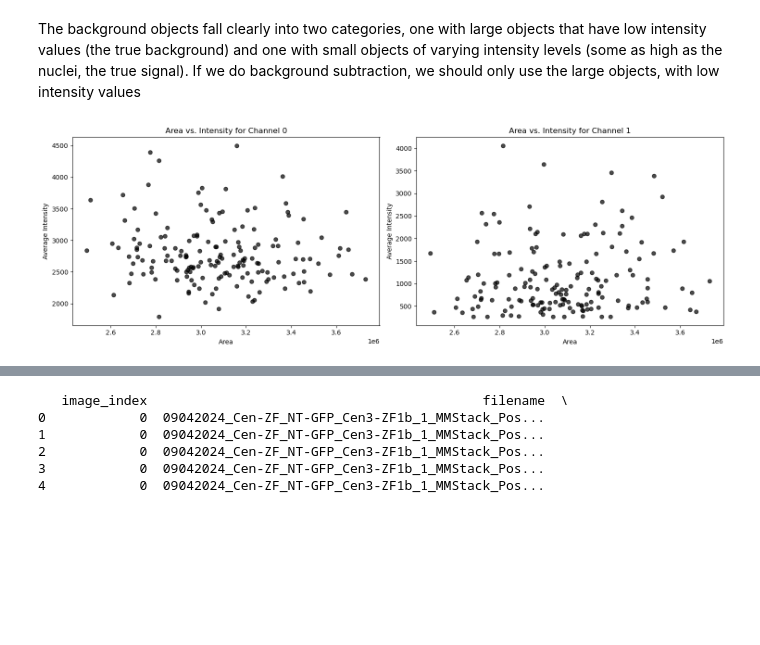
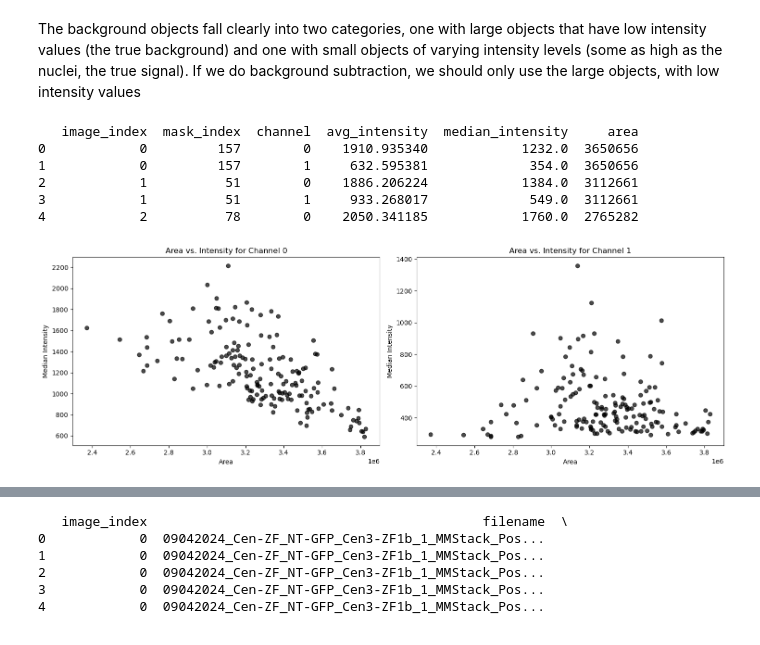
Before and after one commit to timotheelionnet/python_image-analysis, a Jupyter notebook: notebooks/img-explorer.ipynb, the cells around one changed output, grey strips where cells are left out. Saved outputs shown, nothing was run; the diff lists cells and outputs as text; code cells hidden in the pictures; blank space fills up the shorter version.

```diff
--- a/notebooks/img-explorer.ipynb
+++ b/notebooks/img-explorer.ipynb
@@ -254,8 +383,13 @@ for mask_index, regions in enumerate(background_region_deets):
         }
 
         # Add average intensities for each channel
-        for channel_index, intensity in enumerate(details['avg_intensities']):
-            region_dict[f'avg_intensity_channel_{channel_index}'] = intensity
+        for channel_index, avg_intensity in enumerate(details['avg_intensities']):
+            region_dict[f'avg_intensity_channel_{channel_index}'] = avg_intensity
+
+        # Add median intensities for each channel
+        for channel_index, median_intensity in enumerate(details['median_intensities']):
+            region_dict[f'median_intensity_channel_{channel_index}'] = median_intensity
+
 
         data_for_df.append(region_dict)
 
@@ -318,50 +449,64 @@ from background_subtraction import get_largest_background
 
 # Initialize a list to store background values
 bk_values = []
-# Run through the list of images and masks and extract the metrics for the largest background
-for mask_index, (mask, image) in enumerate(zip(all_images['mask_n'], all_images['image'])):
-    result = get_largest_background(mask, image)  # Assuming this returns {'area': value, 'average_intensities': [list_of_values]}
+
+# Use the matched indices to correctly process each image and its corresponding mask
+for img_index, mask_index in matched_indices:
+    image = all_images['image'][img_index]  # Get the correct image by image index
+    mask = all_images['mask_n'][mask_index]  # Get the corresponding mask by mask index
+
+    # Get background data for the current image-mask pair
+    result = get_largest_background(mask, image, img_index)
     area = result['area']
-    # Generate a separate entry for each channel's average intensity
-    for channel, intensity in enumerate(result['average_intensities']):
+
+    # Collect data for each channel from the background analysis
+    for channel, (avg_intensity, median_intensity) in enumerate(zip(result['average_intensities'], result['median_intensities'])):
         bk_values.append({
-            'mask_index': mask_index,  # Keep track of which mask this data belongs to
-            'channel': channel,       # Channel number
-            'avg_intensity': intensity,  # Average intensity for this channel
-            'area': area  # Include area if you want to keep track of it for each channel
+            'image_index': img_index,  # Store image index to track which image this data belongs to
+            'mask_index': mask_index,  # Also store mask index for completeness
+            'channel': channel,
+            'avg_intensity': avg_intensity,
+            'median_intensity': median_intensity,
+            'area': area
         })
 
-
 # Convert the list of formatted dictionaries to a DataFrame
-import pandas as pd
 bk_df = pd.DataFrame(bk_values)
+print(bk_df.head())
+# %% [output]
+   image_index  mask_index  channel  avg_intensity  median_intensity     area
+0            0         157        0    1910.935340            1232.0  3650656
+1            0         157        1     632.595381             354.0  3650656
+2            1          51        0    1886.206224            1384.0  3112661
+3            1          51        1     933.268017             549.0  3112661
+4            2          78        0    2050.341185            1760.0  2765282
 # %%
 # Plot area vs  intensity for each channel for the true background only
 
 # Determine the number of channels from the DataFrame column names
 # Determine the number of channels from the DataFrame by examining the unique values in the 'channel' column
 num_channels = bk_df['channel'].max() + 1  # Assuming channel numbers start from 0
 
 # Set up the figure with subplots arranged side by side
 fig, axes = plt.subplots(1, num_channels, figsize=(15, 5))  # Adjust total width and height as needed
 
 if num_channels == 1:  # If there's only one channel, make sure 'axes' is iterable
     axes = [axes]
 
 # Plot each channel's intensity against the area
 for idx in range(num_channels):
     current_df = bk_df[bk_df['channel'] == idx]
     ax = axes[idx]
-    ax.scatter(current_df['area'], current_df['avg_intensity'], color='black', alpha=0.7)
+    ax.scatter(current_df['area'], current_df['median_intensity'], color='black', alpha=0.7)
     ax.set_title(f'Area vs. Intensity for Channel {idx}')
     ax.set_xlabel('Area')
-    ax.set_ylabel('Average Intensity')
+    ax.set_ylabel('Median Intensity')
 
 # Ensure the layout is organized to prevent overlap of plot elements
 plt.tight_layout()
 plt.show()
 # %% [output]
-[figure, old version]
+[figure, new version]
 # %%
 # CHUNK 4 #
 
```
Also changed, not shown: parts of 30 cells of this notebook.
